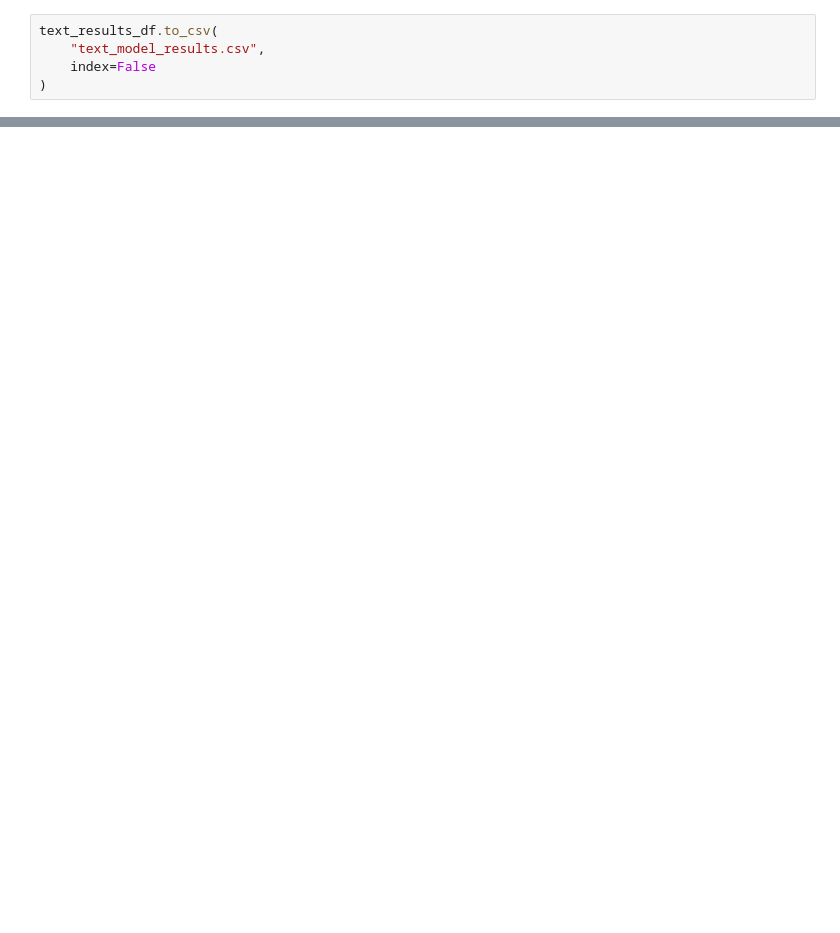
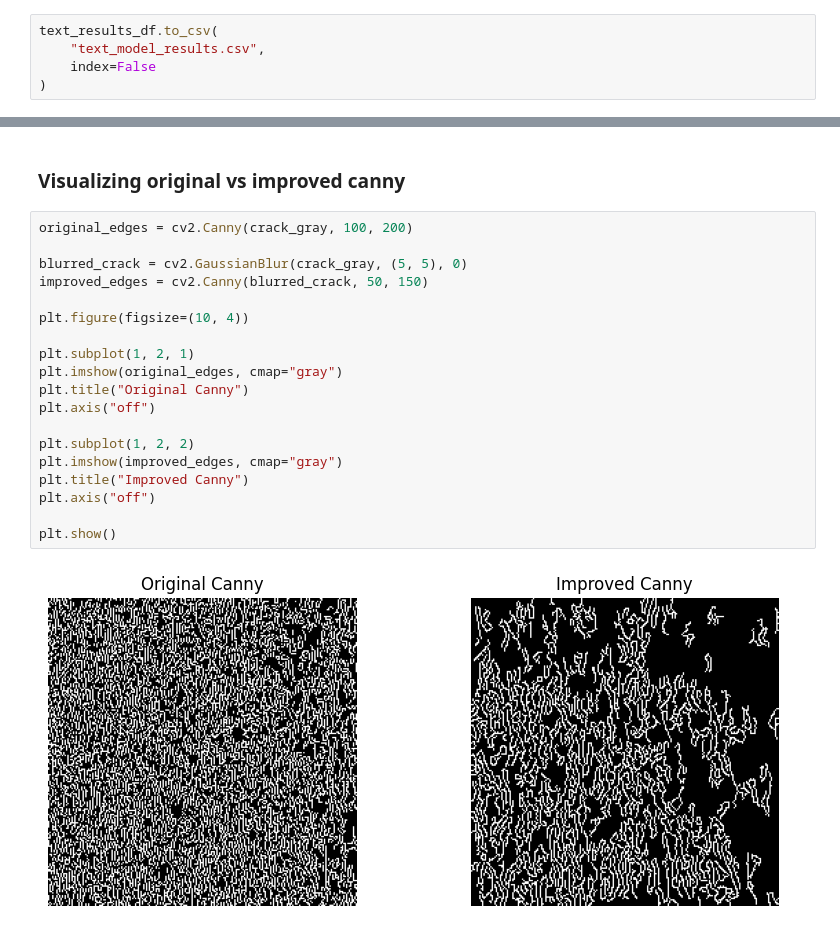
Before and after one commit to chokshihet/202618035_HetChokshi_DS605, a Jupyter notebook: 202618035_lab_6/code.ipynb, the cells around one changed output, grey strips where cells are left out. Cells and saved outputs as stored; diff of their text form; blank space fills up the shorter version.

```diff
--- a/202618035_lab_6/code.ipynb
+++ b/202618035_lab_6/code.ipynb
@@ -754,0 +791,23 @@ text_results_df.to_csv(
+# %% [markdown]
+### Visualizing original vs improved canny
+# %%
+original_edges = cv2.Canny(crack_gray, 100, 200)
+
+blurred_crack = cv2.GaussianBlur(crack_gray, (5, 5), 0)
+improved_edges = cv2.Canny(blurred_crack, 50, 150)
+
+plt.figure(figsize=(10, 4))
+
+plt.subplot(1, 2, 1)
+plt.imshow(original_edges, cmap="gray")
+plt.title("Original Canny")
+plt.axis("off")
+
+plt.subplot(1, 2, 2)
+plt.imshow(improved_edges, cmap="gray")
+plt.title("Improved Canny")
+plt.axis("off")
+
+plt.show()
+# %% [output]
+[figure, added]
```
Also changed, not shown: parts of 8 cells of this notebook, 1 other file.
